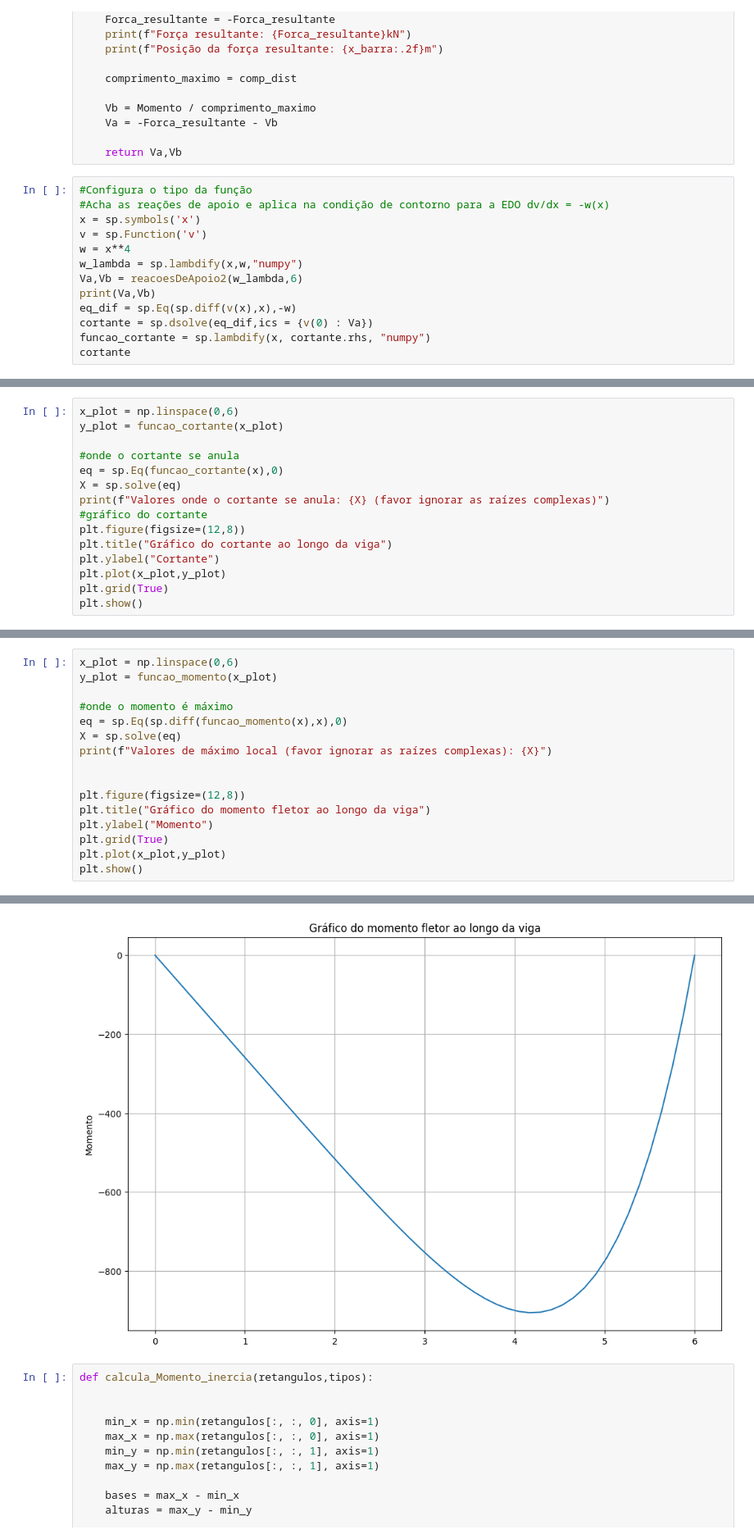
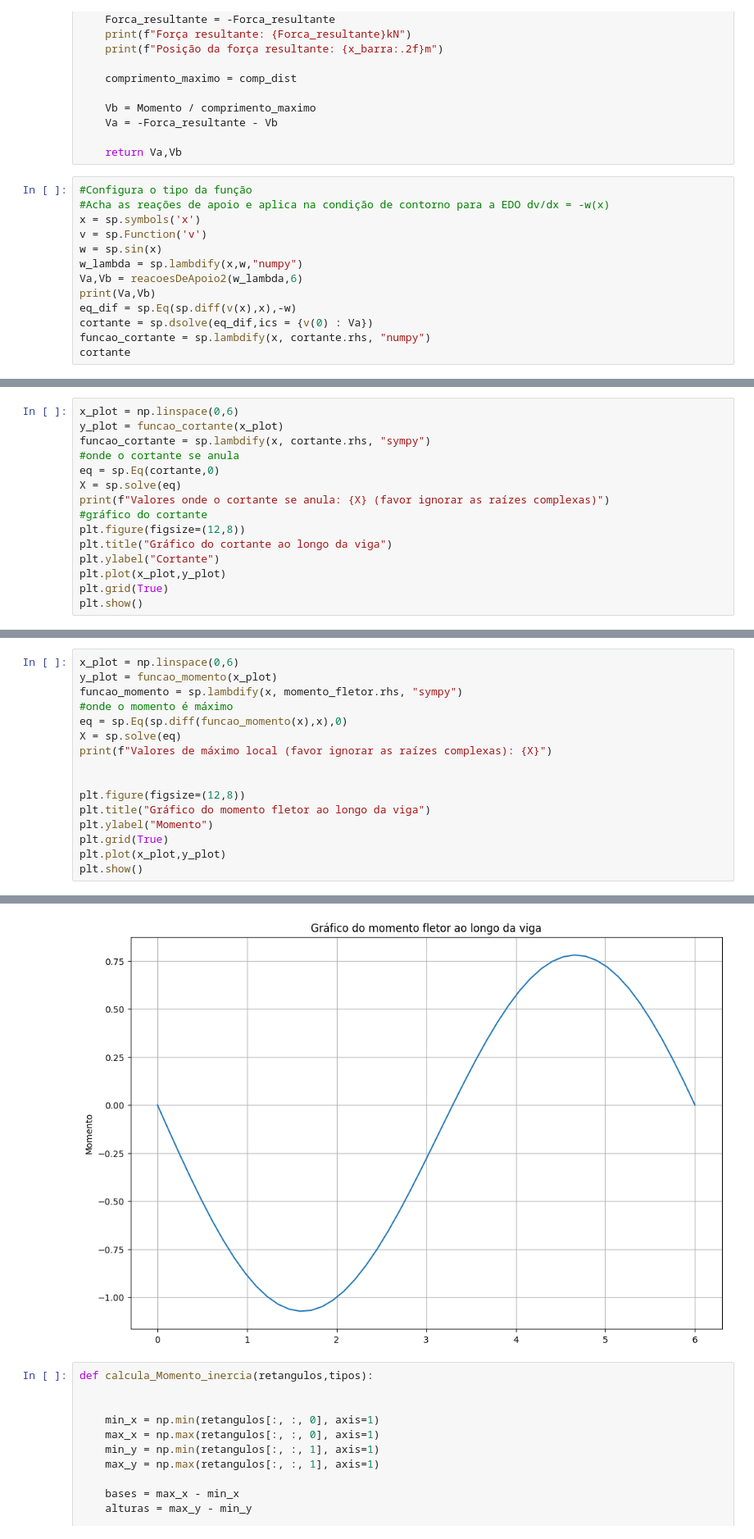
Before and after one commit to Heitor-CC/trabalho1_resmat, a Jupyter notebook: trabalho_resmat.ipynb, the cells around one changed output, grey strips where cells are left out. Shown at 82% size. Cells and saved outputs as stored; diff of their text form.

```diff
--- a/trabalho_resmat.ipynb
+++ b/trabalho_resmat.ipynb
@@ -82,7 +82,7 @@ def reacoesDeApoio2(dist,comp_dist):
 #Acha as reações de apoio e aplica na condição de contorno para a EDO dv/dx = -w(x)
 x = sp.symbols('x')
 v = sp.Function('v')
-w = x**4
+w = sp.sin(x)
 w_lambda = sp.lambdify(x,w,"numpy")
 Va,Vb = reacoesDeApoio2(w_lambda,6)
 print(Va,Vb)
@@ -98,9 +98,9 @@ $\displaystyle v{\left(x \right)} = 259.199993518708 - \frac{x^{5}}{5}$
 # %%
 x_plot = np.linspace(0,6)
 y_plot = funcao_cortante(x_plot)
-
+funcao_cortante = sp.lambdify(x, cortante.rhs, "sympy")
 #onde o cortante se anula
-eq = sp.Eq(funcao_cortante(x),0)
+eq = sp.Eq(cortante,0)
 X = sp.solve(eq)
 print(f"Valores onde o cortante se anula: {X} (favor ignorar as raízes complexas)")
 #gráfico do cortante
@@ -126,7 +126,7 @@ $\displaystyle M{\left(x \right)} = 0.0333333333333333 x^{6} - 259.199993518708
 # %%
 x_plot = np.linspace(0,6)
 y_plot = funcao_momento(x_plot)
-
+funcao_momento = sp.lambdify(x, momento_fletor.rhs, "sympy")
 #onde o momento é máximo
 eq = sp.Eq(sp.diff(funcao_momento(x),x),0)
 X = sp.solve(eq)
@@ -144,4 +144,4 @@ Valores de máximo local (favor ignorar as raízes complexas): [4.19296269166048
-[figure, old version]
+[figure, new version]
 # %%
 def calcula_Momento_inercia(retangulos,tipos):
 
```
Also changed, not shown: parts of 4 cells of this notebook.
